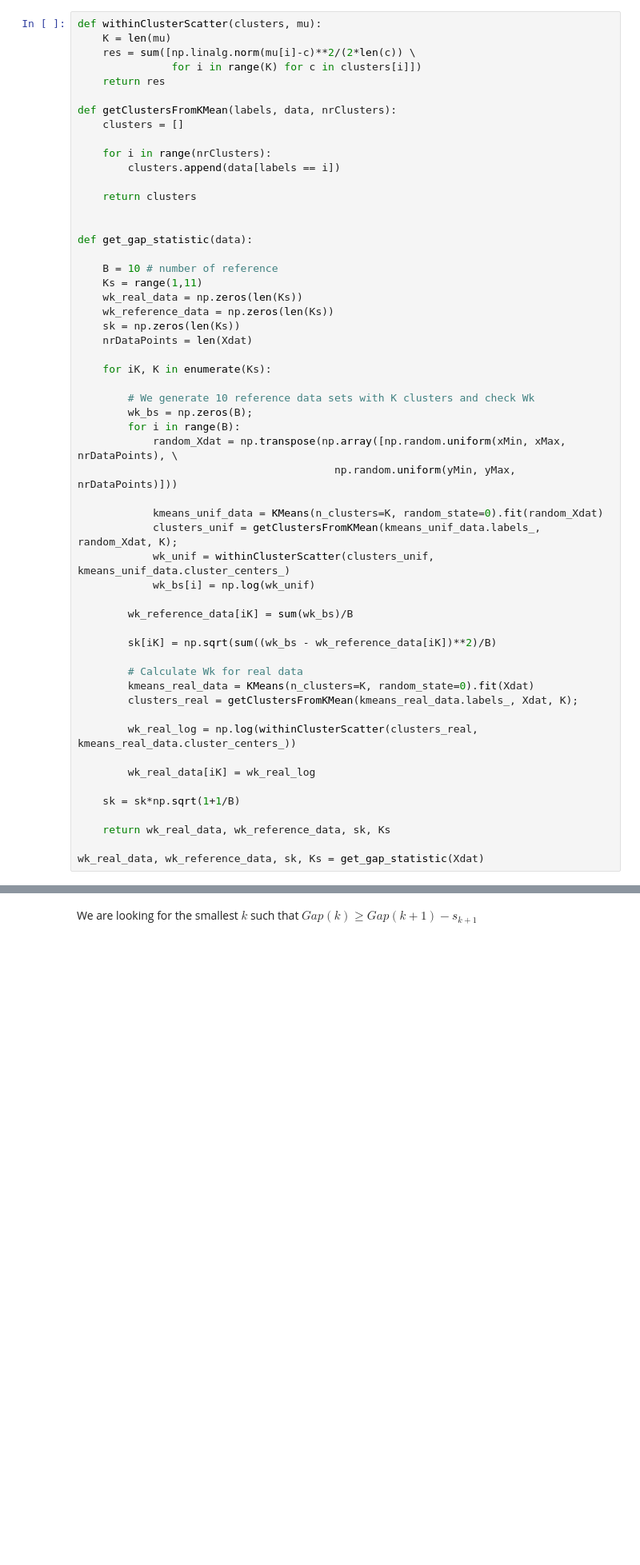
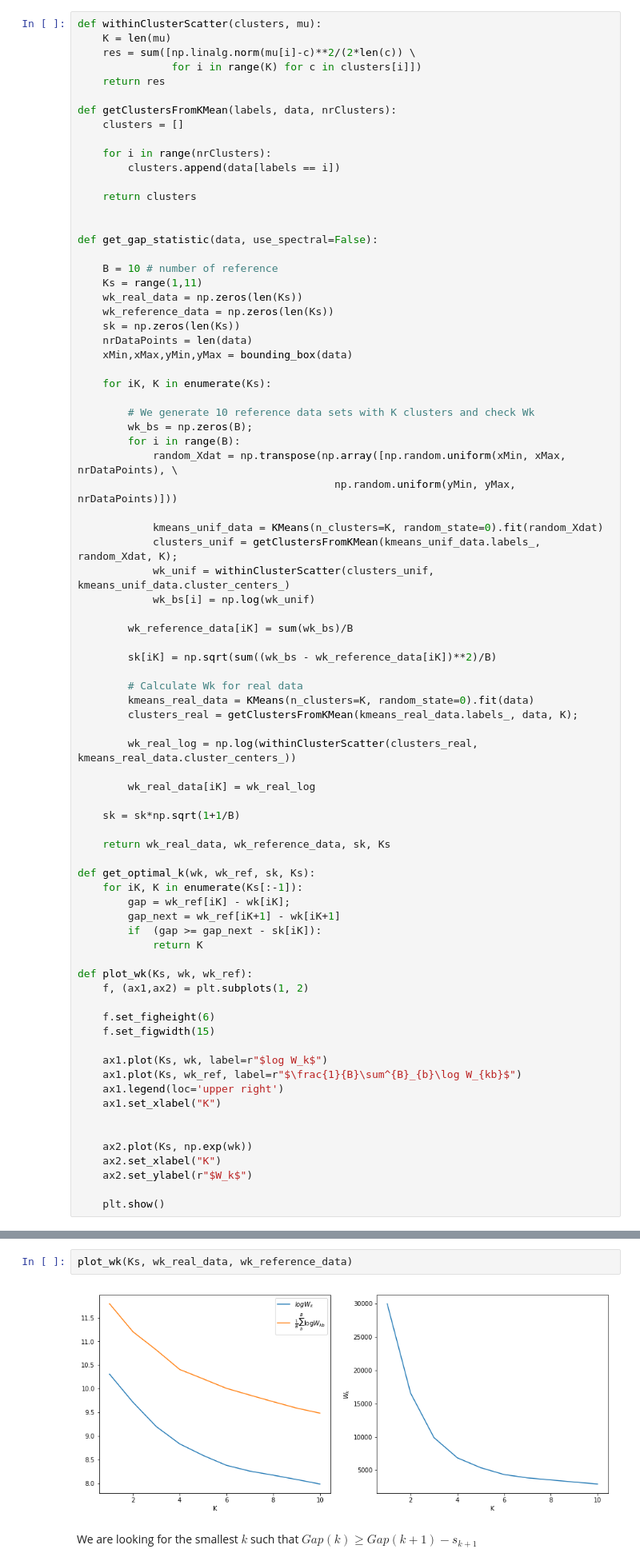
Before and after one commit to edforsberg/MME440_Project2, a Jupyter notebook: RaukonGap.ipynb, the cells around one changed output, grey strips where cells are left out. Shown at 80% size. Drawn from its saved outputs; the diff is of its cells as text; blank space fills up the shorter version.

```diff
--- a/RaukonGap.ipynb
+++ b/RaukonGap.ipynb
@@ -89,14 +89,15 @@ def getClustersFromKMean(labels, data, nrClusters):
     return clusters
 
 
-def get_gap_statistic(data):
+def get_gap_statistic(data, use_spectral=False):
 
     B = 10 # number of reference
     Ks = range(1,11)
     wk_real_data = np.zeros(len(Ks))
     wk_reference_data = np.zeros(len(Ks))
     sk = np.zeros(len(Ks))
-    nrDataPoints = len(Xdat)
+    nrDataPoints = len(data)
+    xMin,xMax,yMin,yMax = bounding_box(data)
 
     for iK, K in enumerate(Ks):
 
@@ -116,8 +117,8 @@ def get_gap_statistic(data):
         sk[iK] = np.sqrt(sum((wk_bs - wk_reference_data[iK])**2)/B)
 
         # Calculate Wk for real data
-        kmeans_real_data = KMeans(n_clusters=K, random_state=0).fit(Xdat)
-        clusters_real = getClustersFromKMean(kmeans_real_data.labels_, Xdat, K);
+        kmeans_real_data = KMeans(n_clusters=K, random_state=0).fit(data)
+        clusters_real = getClustersFromKMean(kmeans_real_data.labels_, data, K);
 
         wk_real_log = np.log(withinClusterScatter(clusters_real, kmeans_real_data.cluster_centers_))
 
@@ -127,4 +128,27 @@ def get_gap_statistic(data):
 
     return wk_real_data, wk_reference_data, sk, Ks
 
-wk_real_data, wk_reference_data, sk, Ks = get_gap_statistic(Xdat)
+def get_optimal_k(wk, wk_ref, sk, Ks):
+    for iK, K in enumerate(Ks[:-1]):
+        gap = wk_ref[iK] - wk[iK];
+        gap_next = wk_ref[iK+1] - wk[iK+1]
+        if  (gap >= gap_next - sk[iK]):
+            return K
+
+def plot_wk(Ks, wk, wk_ref):
+    f, (ax1,ax2) = plt.subplots(1, 2)
+
+    f.set_figheight(6)
+    f.set_figwidth(15)
+
+    ax1.plot(Ks, wk, label=r"$log W_k$")
+    ax1.plot(Ks, wk_ref, label=r"$\frac{1}{B}\sum^{B}_{b}\log W_{kb}$")
+    ax1.legend(loc='upper right')
+    ax1.set_xlabel("K")
+
+
+    ax2.plot(Ks, np.exp(wk))
+    ax2.set_xlabel("K")
+    ax2.set_ylabel(r"$W_k$")
+
+    plt.show()
@@ -151,2 +158,6 @@ plt.show()
+# %%
+plot_wk(Ks, wk_real_data, wk_reference_data)
+# %% [output]
+[figure, added]
 # %% [markdown]
 We are looking for the smallest $k$ such that $Gap(k) \geq Gap(k+1) - s_{k+1}$
```
Also changed, not shown: parts of 19 cells of this notebook.
